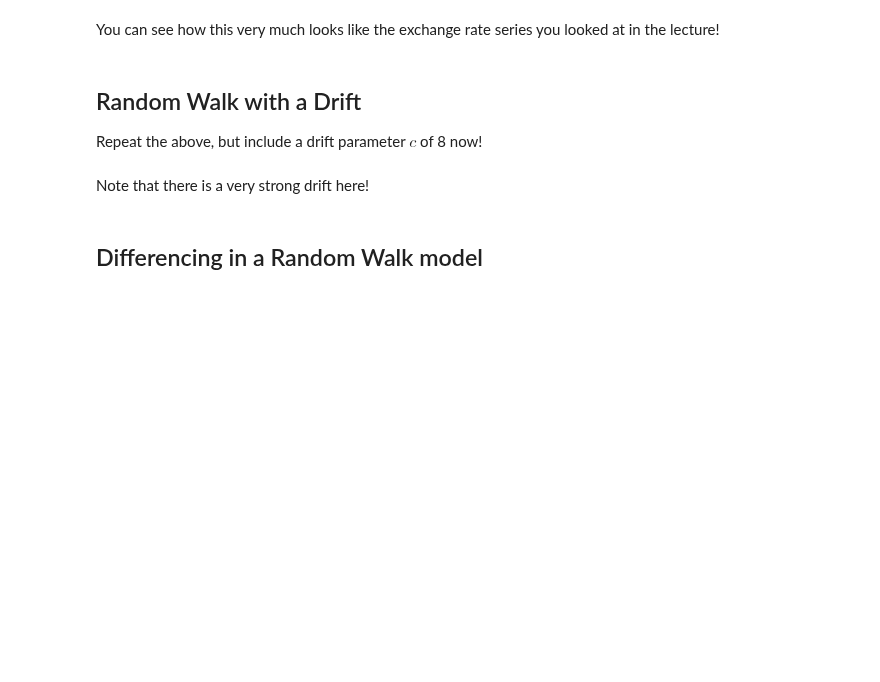
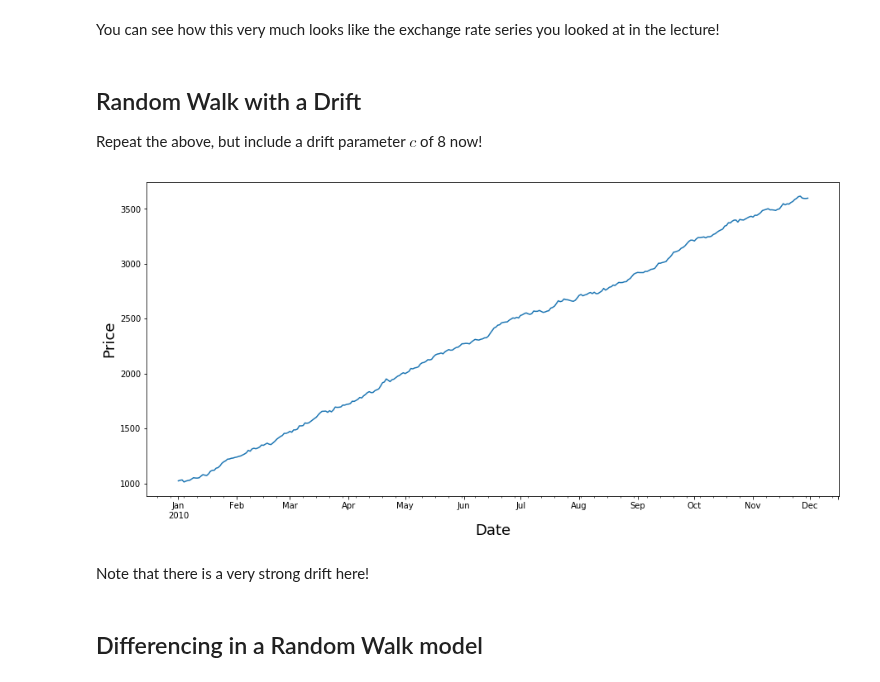
Before and after one commit to cjriggio/dsc-basic-time-series-models-lab-nyc-ds-career-042219, a Jupyter notebook: index.ipynb, the cells around one changed output. Cells and saved outputs as stored; diff of their text form; code cells hidden in the pictures; blank space fills up the shorter version.

```diff
--- a/index.ipynb
+++ b/index.ipynb
@@ -177,9 +177,11 @@ shares_value_drift = random_walk(1000, error)
 shares_series_drift =  pd.Series(shares_value_drift, index=dates)
 # %%
 # your code here
-s1 = shares_series.plot(figsize=(15,7))
+s1 = shares_series_drift.plot(figsize=(15,7))
 s1.set_xlabel('Date', fontsize=18)
 s1.set_ylabel('Price', fontsize=18);
+# %% [output]
+[figure, added]
 # %% [markdown]
 Note that there is a very strong drift here!
 # %% [markdown]
```
